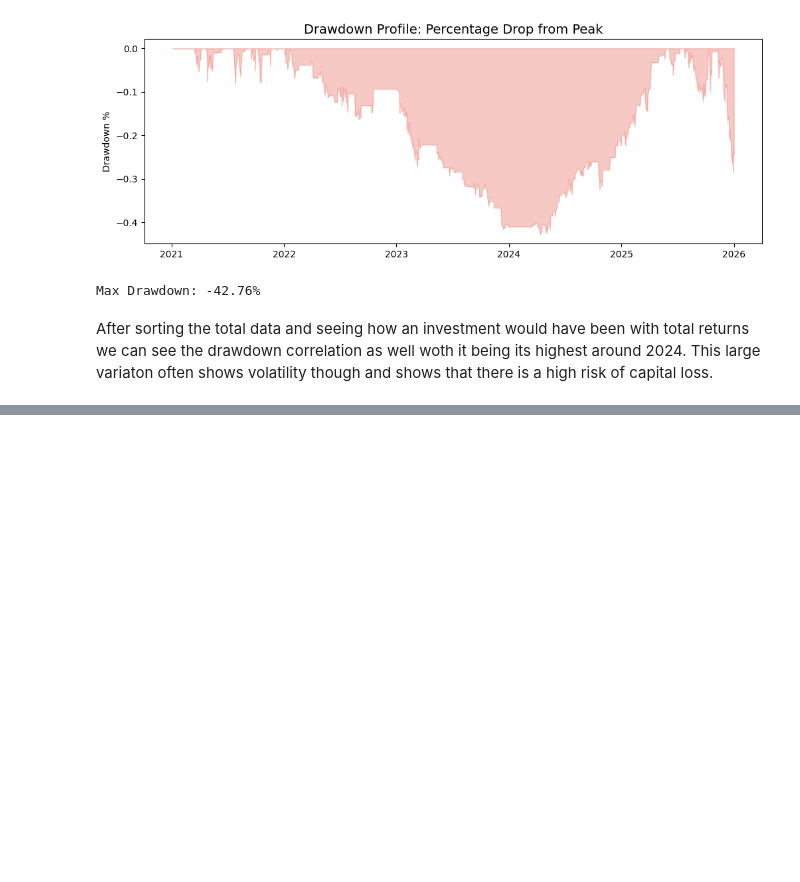
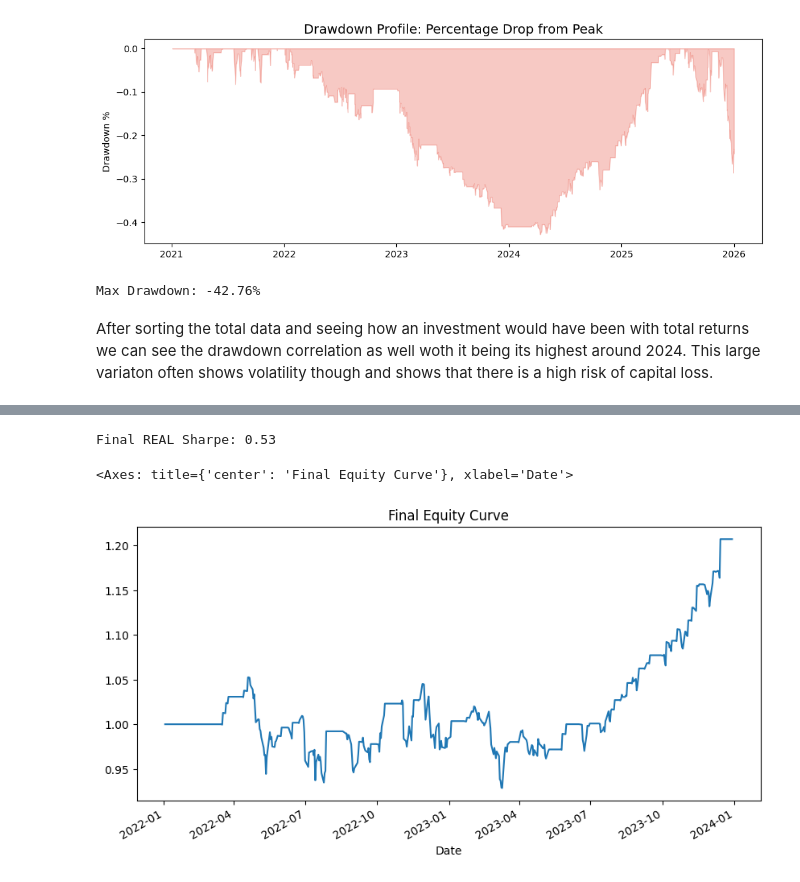
Before and after one commit to mikailrizvi/Metal-Divergence-Analysis, a Jupyter notebook: notebooks/01EA.ipynb, the cells around one changed output, grey strips where cells are left out. Cells and saved outputs as stored; diff of their text form; code cells hidden in the pictures; blank space fills up the shorter version.

```diff
--- a/notebooks/01EA.ipynb
+++ b/notebooks/01EA.ipynb
@@ -422,3 +423,20 @@ print(f"Max Drawdown: {drawdown.min():.2%}")
 Max Drawdown: -42.76%
 # %% [markdown]
 After sorting the total data and seeing how an investment would have been with total returns we can see the drawdown correlation as well woth it being its highest around 2024. This large variaton often shows volatility though and shows that there is a high risk of capital loss.
+# %%
+# 1. Combine data
+full_data = pd.concat([oos_data, df]).sort_index()
+
+# 2. Fix the Gold Glitch with price mismatch
+full_data = full_data[full_data['Gold'] > 1000]
+
+# 3. Remove duplicate dates
+full_data = full_data[~full_data.index.duplicated(keep='first')]
+
+# 4. Re-calculate GSR
+full_data['GSR'] = full_data['Gold'] / full_data['Silver']
+
+# 5. Check GSR data
+print(f"Cleaned dataset rows: {len(full_data)}")
+print("New GSR Head:")
+print(full_data['GSR'].head())
@@ -424,0 +453,15 @@ After sorting the total data and seeing how an investment would have been with t
+# %%
+# Run the backtester on fixed data
+final_net_returns = run_backtest_final(full_data, 50, 1.0, cost_bps=5)
+
+# Calculate Sharpe
+real_sharpe = perf.calculate_sharpe_ratio(final_net_returns)
+
+print(f"Final REAL Sharpe: {real_sharpe:.2f}")
+
+# Plot real equity curve
+(1 + final_net_returns).cumprod().plot(figsize=(10,5), title="Final Equity Curve")
+# %% [output]
+Final REAL Sharpe: 0.53
+<Axes: title={'center': 'Final Equity Curve'}, xlabel='Date'>
+[figure, added]
```
Also changed, not shown: parts of 2 cells of this notebook, 2 other files.
